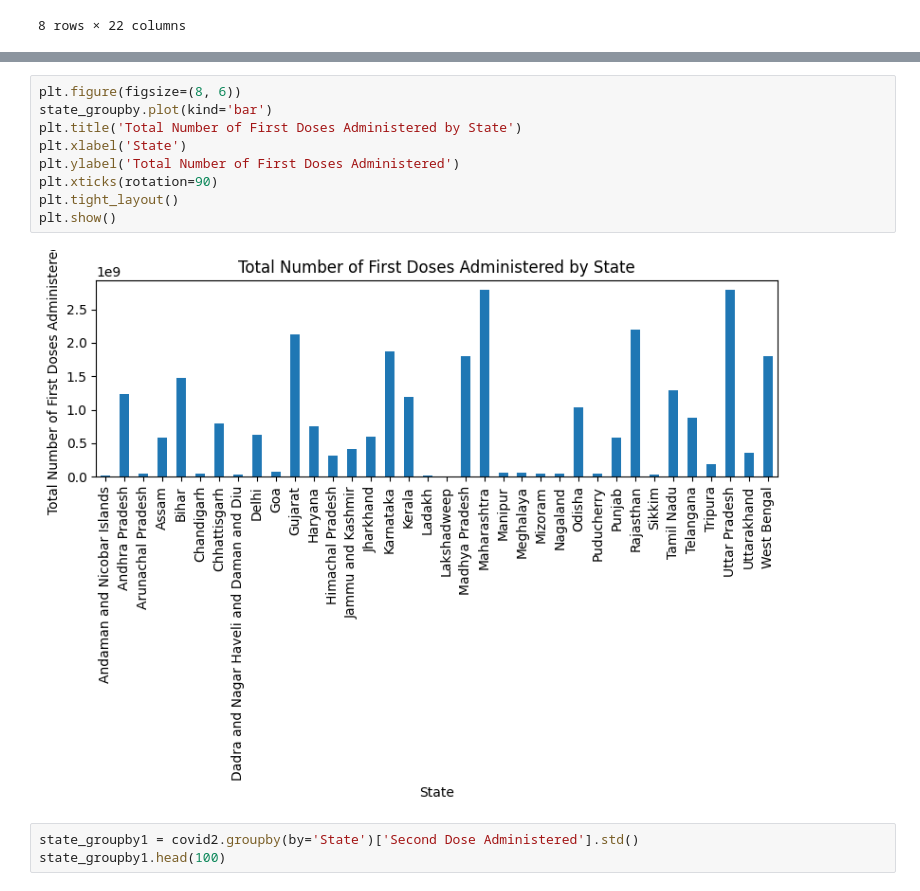
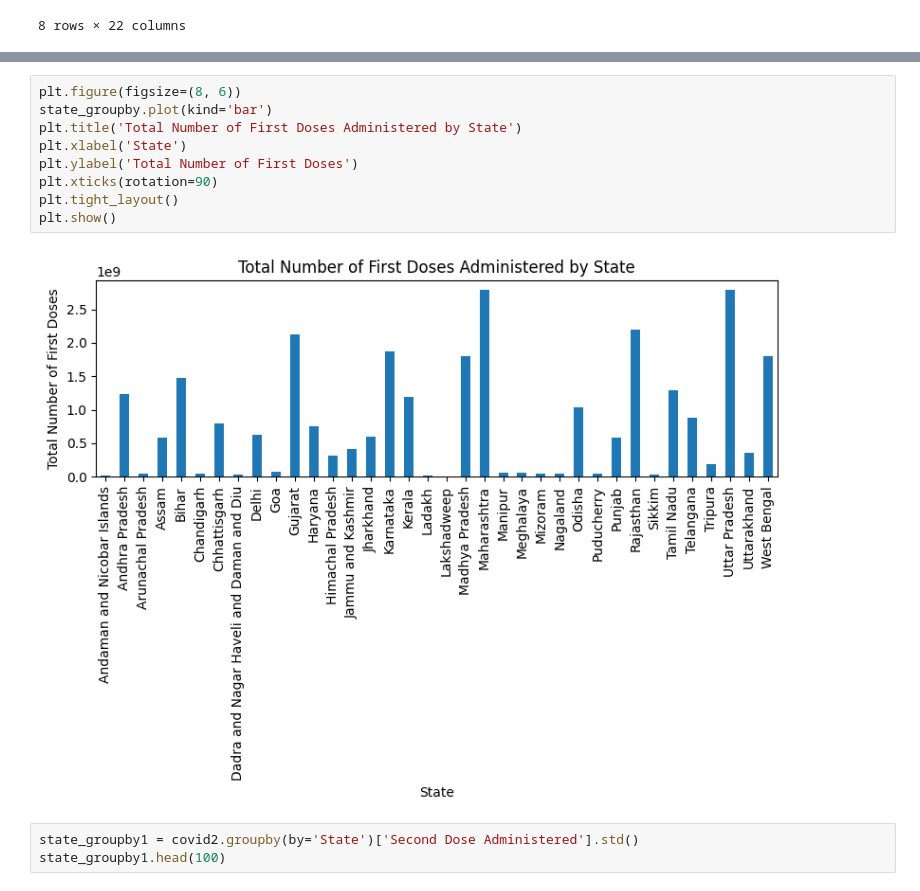
Before and after one commit to sahil3241/Covid-Analysis, a Jupyter notebook: a4.ipynb, the cells around one changed output, grey strips where cells are left out. Saved outputs shown, nothing was run; the diff lists cells and outputs as text.

```diff
--- a/a4.ipynb
+++ b/a4.ipynb
@@ -80,14 +82,14 @@ Name: First Dose Administered, dtype: float64
 # %%
 plt.figure(figsize=(8, 6))
 state_groupby.plot(kind='bar')
 plt.title('Total Number of First Doses Administered by State')
 plt.xlabel('State')
-plt.ylabel('Total Number of First Doses Administered')
+plt.ylabel('Total Number of First Doses')
 plt.xticks(rotation=90)
 plt.tight_layout()
 plt.show()
 # %% [output]
-[figure, old version]
+[figure, new version]
 # %%
 state_groupby1 = covid2.groupby(by='State')['Second Dose Administered'].std()
 state_groupby1.head(100)
```
Also changed, not shown: parts of 5 cells of this notebook, 4 other files.
